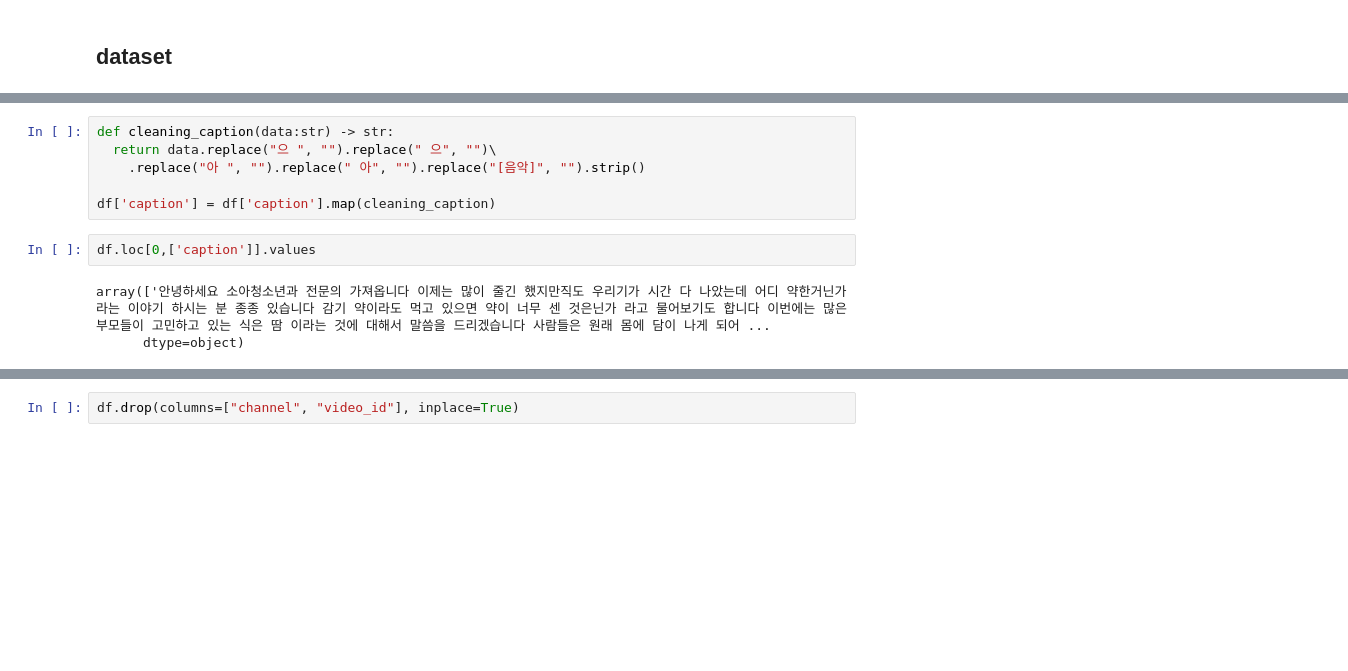
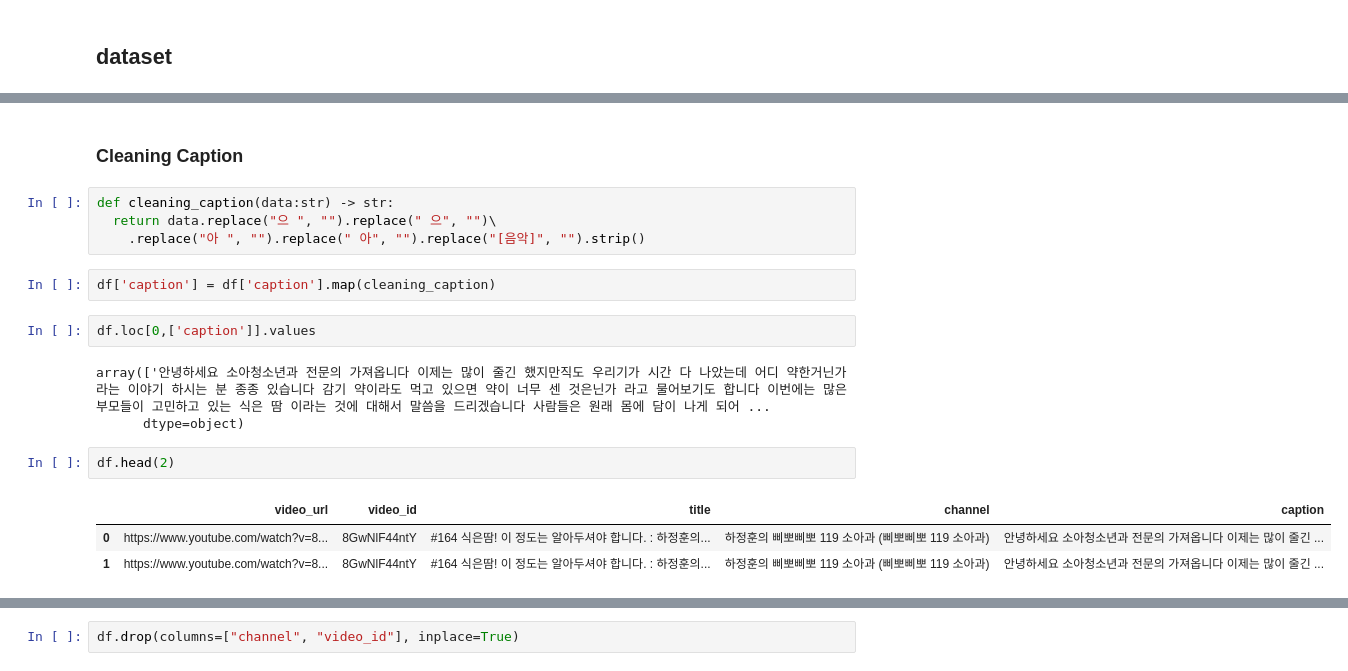
Before and after one commit to good593/course_LLM, a Jupyter notebook: 2. LLM Fine Tuning/2. gguf/2. 학습 데이터셋 생성/RAGAs를 이용한 데이터셋 생성.ipynb, the cells around one changed output, grey strips where cells are left out. Drawn from its saved outputs; the diff is of its cells as text; blank space fills up the shorter version.

```diff
--- a/2. LLM Fine Tuning/2. gguf/2. 학습 데이터셋 생성/RAGAs를 이용한 데이터셋 생성.ipynb
+++ b/2. LLM Fine Tuning/2. gguf/2. 학습 데이터셋 생성/RAGAs를 이용한 데이터셋 생성.ipynb
@@ -36,14 +18,22 @@ df.head()
 | 2 | https://www.youtube.com/watch?v=Z... | ZO1ffVTWsJc | #158 식중독, 단순 배탈과 다릅니다. 주의사항 알아봅시다... | 하정훈의 삐뽀삐뽀 119 소아과 (삐뽀삐뽀 119 소아과) | [음악] 안녕하세요 소아청소년과 전문의 과정 입니다 날이 더... |
 | 3 | https://www.youtube.com/watch?v=Z... | ZZkU79leibA | #157 햄버거병? 용혈성요독증후군 제대로 알아봅시다 | 하정훈의 삐뽀삐뽀 119 소아과 (삐뽀삐뽀 119 소아과) | [음악] 안녕하세요 서 청순과 전문의 가정입니다 최근 안산의... |
 | 4 | https://www.youtube.com/watch?v=w... | w8BucI0wZYE | #139 설사하는 아이 제대로 먹여야 합니다: 하정훈의 육아이야기 | 하정훈의 삐뽀삐뽀 119 소아과 (삐뽀삐뽀 119 소아과) | 으 안녕하세요 어화 중 성과 전문의 가져옵니다 예전보다는 많... |
+# %% [markdown]
+### Cleaning Caption
 # %%
 def cleaning_caption(data:str) -> str:
   return data.replace("으 ", "").replace(" 으", "")\
     .replace("아 ", "").replace(" 아", "").replace("[음악]", "").strip()
-
-df['caption'] = df['caption'].map(cleaning_caption)
+# %%
+df['caption'] = df['caption'].map(cleaning_caption)
 # %%
 df.loc[0,['caption']].values
 # %% [output]
 array(['안녕하세요 소아청소년과 전문의 가져옵니다 이제는 많이 줄긴 했지만직도 우리기가 시간 다 나았는데 어디 약한거닌가 라는 이야기 하시는 분 종종 있습니다 감기 약이라도 먹고 있으면 약이 너무 센 것은닌가 라고 물어보기도 합니다 이번에는 많은 부모들이 고민하고 있는 식은 땀 이라는 것에 대해서 말씀을 드리겠습니다 사람들은 원래 몸에 담이 나게 되어 ...
       dtype=object)
+# %%
+df.head(2)
+# %% [output]
+|  | video_url | video_id | title | channel | caption |
+| 0 | https://www.youtube.com/watch?v=8... | 8GwNlF44ntY | #164 식은땀! 이 정도는 알아두셔야 합니다. : 하정훈의... | 하정훈의 삐뽀삐뽀 119 소아과 (삐뽀삐뽀 119 소아과) | 안녕하세요 소아청소년과 전문의 가져옵니다 이제는 많이 줄긴 ... |
+| 1 | https://www.youtube.com/watch?v=8... | 8GwNlF44ntY | #164 식은땀! 이 정도는 알아두셔야 합니다. : 하정훈의... | 하정훈의 삐뽀삐뽀 119 소아과 (삐뽀삐뽀 119 소아과) | 안녕하세요 소아청소년과 전문의 가져옵니다 이제는 많이 줄긴 ... |
```
Also changed, not shown: parts of 45 cells of this notebook, 5 other files.
